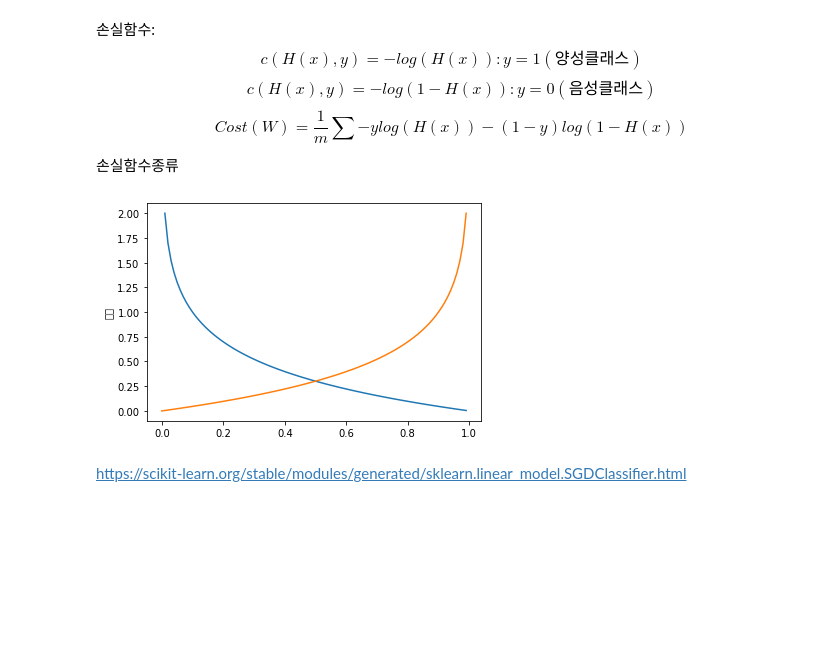
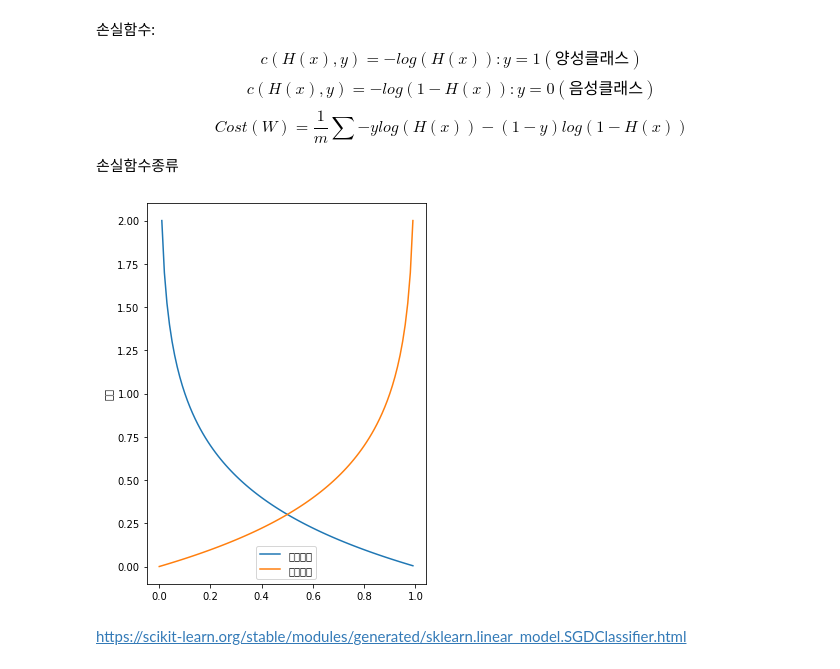
Before and after one commit to Frankensosege/MachineLearning, a Jupyter notebook: 04_2_Stochastic_Grdiant_Descent.ipynb, the cells around one changed output. Drawn from its saved outputs; the diff is of its cells as text; code cells hidden in the pictures; blank space fills up the shorter version.

```diff
--- a/04_2_Stochastic_Grdiant_Descent.ipynb
+++ b/04_2_Stochastic_Grdiant_Descent.ipynb
@@ -12,21 +12,23 @@ $$Cost(W) = \frac{1}{m}\sum-ylog(H(x))-(1-y)log(1-H(x))$$
 # %%
 import numpy as np
 import matplotlib.pyplot as plt
 
 predic = np.arange(0, 1, 0.01)
 positive_predic = []
 negative_predic = []
 
 for n in predic:
   positive_predic.append(np.log10(n) * -1)
   negative_predic.append(np.log10(1 - n) * -1)
 
+plt.figure(figsize=(5,7))
 plt.plot(predic, positive_predic, label='양의예측')
 plt.plot(predic, negative_predic, label='음의예측')
 plt.ylabel('손실')
+plt.legend(loc='best')
 plt.show()
 # %% [output]
-[figure, old version]
+[figure, new version]
 # %%
 import pandas as pd
 
```
